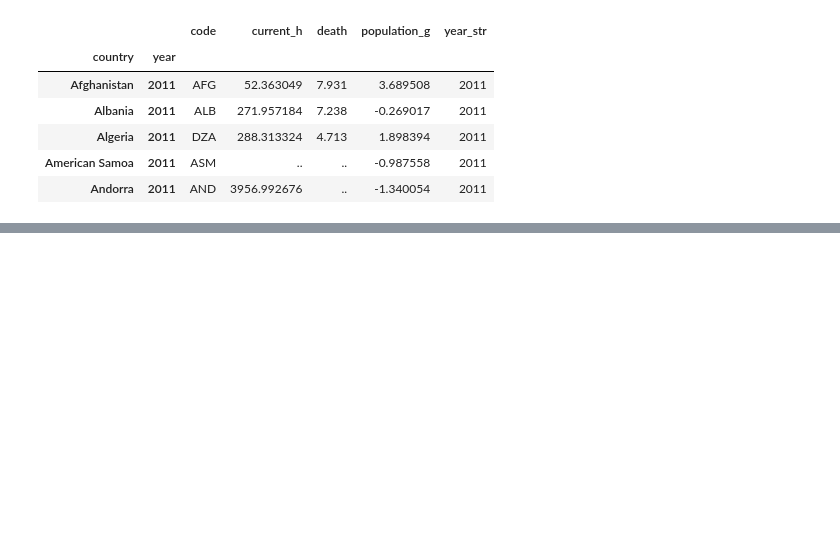
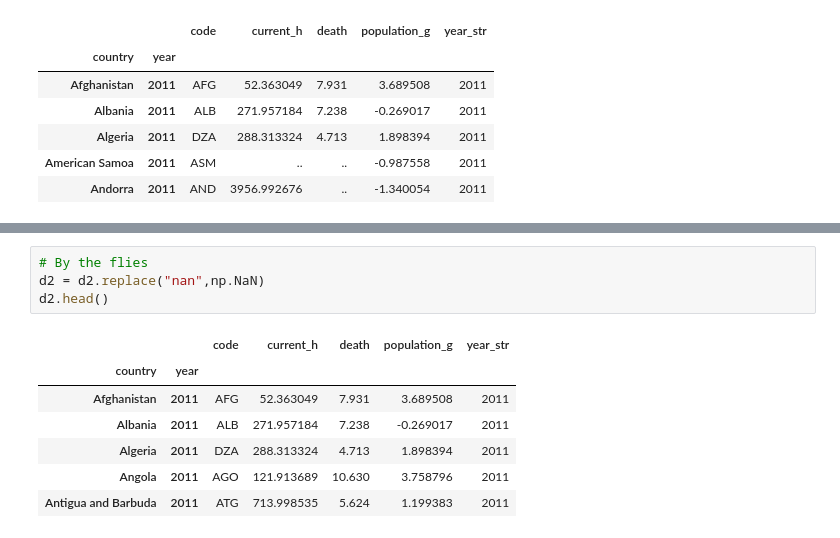
Before and after one commit to Marialerq/DataVisualization2023-2, a Jupyter notebook: 05_Dataframe.ipynb, the cells around one changed output, grey strips where cells are left out. Drawn from its saved outputs; the diff is of its cells as text; blank space fills up the shorter version.

```diff
--- a/05_Dataframe.ipynb
+++ b/05_Dataframe.ipynb
@@ -146,0 +195,12 @@ d2.head()
+# %%
+# By the flies
+d2 = d2.replace("nan",np.NaN)
+d2.head()
+# %% [output]
+|  |  | code | current_h | death | population_g | year_str |
+| country | year |  |  |  |  |  |
+| Afghanistan | 2011 | AFG | 52.363049 | 7.931 | 3.689508 | 2011 |
+| Albania | 2011 | ALB | 271.957184 | 7.238 | -0.269017 | 2011 |
+| Algeria | 2011 | DZA | 288.313324 | 4.713 | 1.898394 | 2011 |
+| Angola | 2011 | AGO | 121.913689 | 10.630 | 3.758796 | 2011 |
+| Antigua and Barbuda | 2011 | ATG | 713.998535 | 5.624 | 1.199383 | 2011 |
```
Also changed, not shown: parts of 15 cells of this notebook.
